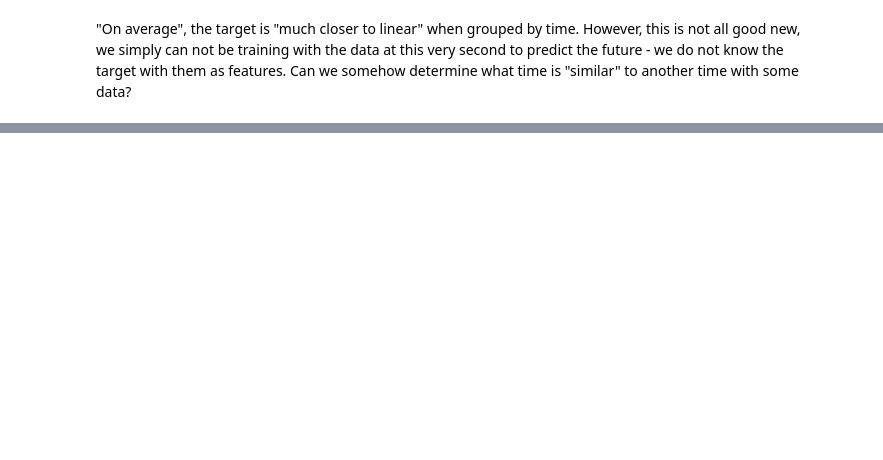
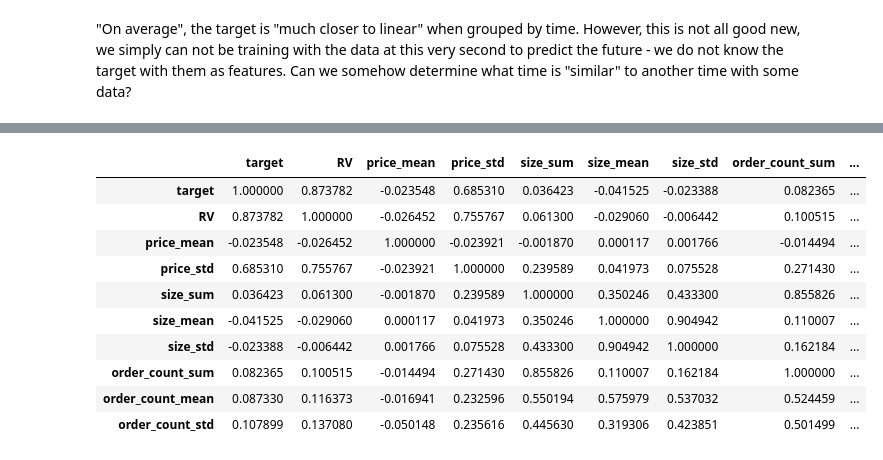
Before and after one commit to martinmf-dev/Realized_Volatility_Prediction_-erdos_deeplearning-, a Jupyter notebook: EDA/EDA_yuan.ipynb, the cells around one changed output, grey strips where cells are left out. Drawn from its saved outputs; the diff is of its cells as text; code cells hidden in the pictures; blank space fills up the shorter version.

```diff
--- a/EDA/EDA_yuan.ipynb
+++ b/EDA/EDA_yuan.ipynb
@@ -306,0 +325,14 @@ dtype: float64
+# %%
+df_extended[["target","RV","price_mean","price_std","size_sum","size_mean","size_std","order_count_sum","order_count_mean","order_count_std"]].corr()
+# %% [output]
+|  | target | RV | price_mean | price_std | size_sum | size_mean | size_std | order_count_sum | ... |
+| target | 1.000000 | 0.873782 | -0.023548 | 0.685310 | 0.036423 | -0.041525 | -0.023388 | 0.082365 | ... |
+| RV | 0.873782 | 1.000000 | -0.026452 | 0.755767 | 0.061300 | -0.029060 | -0.006442 | 0.100515 | ... |
+| price_mean | -0.023548 | -0.026452 | 1.000000 | -0.023921 | -0.001870 | 0.000117 | 0.001766 | -0.014494 | ... |
+| price_std | 0.685310 | 0.755767 | -0.023921 | 1.000000 | 0.239589 | 0.041973 | 0.075528 | 0.271430 | ... |
+| size_sum | 0.036423 | 0.061300 | -0.001870 | 0.239589 | 1.000000 | 0.350246 | 0.433300 | 0.855826 | ... |
+| size_mean | -0.041525 | -0.029060 | 0.000117 | 0.041973 | 0.350246 | 1.000000 | 0.904942 | 0.110007 | ... |
+| size_std | -0.023388 | -0.006442 | 0.001766 | 0.075528 | 0.433300 | 0.904942 | 1.000000 | 0.162184 | ... |
+| order_count_sum | 0.082365 | 0.100515 | -0.014494 | 0.271430 | 0.855826 | 0.110007 | 0.162184 | 1.000000 | ... |
+| order_count_mean | 0.087330 | 0.116373 | -0.016941 | 0.232596 | 0.550194 | 0.575979 | 0.537032 | 0.524459 | ... |
+| order_count_std | 0.107899 | 0.137080 | -0.050148 | 0.235616 | 0.445630 | 0.319306 | 0.423851 | 0.501499 | ... |
```
Also changed, not shown: parts of 6 cells of this notebook.
